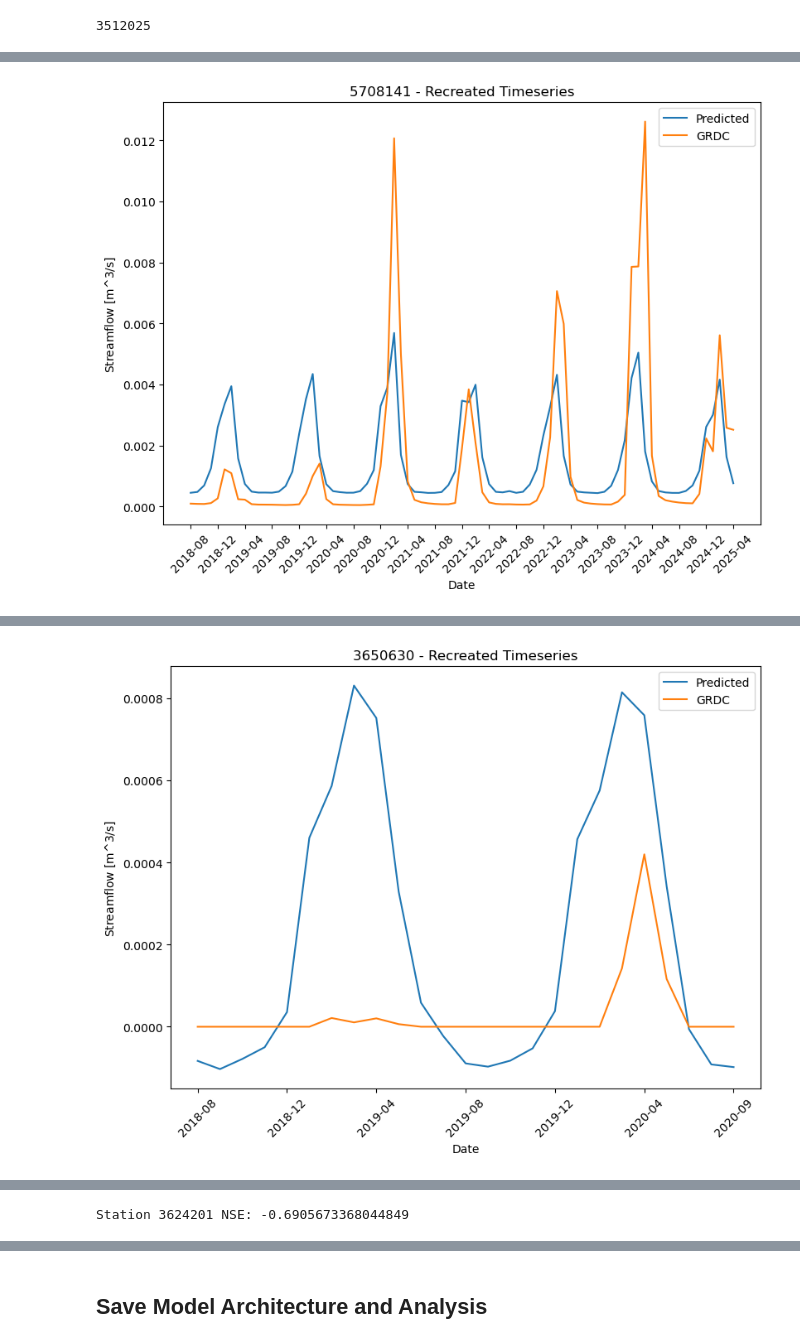
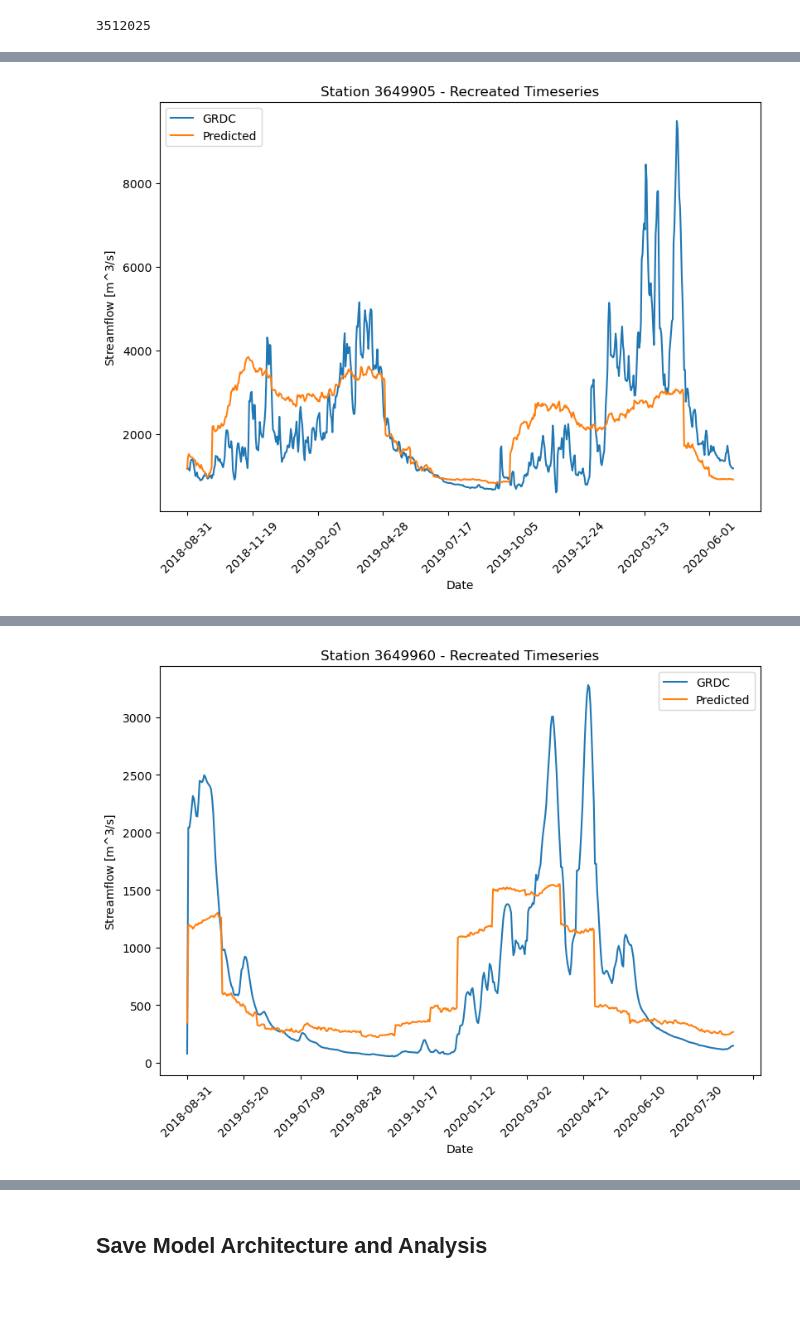
Before and after one commit to anna-valcarcel/CSMUB, a Jupyter notebook: CSMUB_FNN_DAILY_v2_00.ipynb, the cells around one changed output, grey strips where cells are left out. Cells and saved outputs as stored; diff of their text form; code cells hidden in the pictures; blank space fills up the shorter version.

```diff
--- a/CSMUB_FNN_DAILY_v2_00.ipynb
+++ b/CSMUB_FNN_DAILY_v2_00.ipynb
@@ -371,7 +337,7 @@ print(freq_stations.index[0])
 # %% [output]
 3512025
 # %%
-for i in range(0, len(station_no)):
+for i in range(300, 311):
 
     test_station_num = int(station_no[i])
     test_station_info = total_df[total_df['grdc_no'] == test_station_num]
@@ -392,31 +358,39 @@ for i in range(0, len(station_no)):
     test_X_scaled = scaler_X.transform(test_X)
 
     # Predict
-    test_pred = model.predict(test_X_scaled).flatten()
+    test_pred_ts = model.predict(test_X_scaled).flatten()
 
     # Inverse-transform y using the scaler fitted on TRAINING y
-    test_pred_unscaled = scaler_y.inverse_transform(
-        test_pred.reshape(-1, 1)
+    test_pred_ts_unscaled = scaler_y.inverse_transform(
+        test_pred_ts.reshape(-1, 1)
     ).flatten()
 
-    # Compute NSE
-    nse_value = nse(test_pred, targets)
-    print(f"Station {test_station_num} NSE:", nse_value)
+    targets_ts_unscaled = scaler_y.inverse_transform(
+        targets.reshape(-1, 1)
+    ).flatten()
+
+    # # Compute NSE
+    # nse_value = nse(test_pred, targets)
+    # print(f"Station {test_station_num} NSE:", nse_value)
 
     # Plot
     plt.figure(figsize=(8,6))
-    plt.plot(test_station_info['Date'], test_pred, label='Predicted')
-    plt.plot(test_station_info['Date'], targets, label='GRDC')
+    plt.plot(test_station_info['Date'], targets_ts_unscaled, label='GRDC')
+    plt.plot(test_station_info['Date'], test_pred_ts_unscaled, label='Predicted')
 
+    # plt.xticks(rotation=45)
+    # ax = plt.gca()
+    import matplotlib.ticker as ticker
+
+    ax = plt.gca()
+    ax.xaxis.set_major_locator(ticker.MaxNLocator(nbins=12))   # ~8 x-ticks max
     plt.xticks(rotation=45)
-    ax = plt.gca()
-    ax.set_xticks(ax.get_xticks()[::4])
 
     plt.tight_layout()
     plt.legend()
-    plt.title(f'{test_station_num} - Recreated Timeseries')
+    plt.title(f'Station {test_station_num} - Recreated Timeseries')
     plt.xlabel('Date')
     plt.ylabel('Streamflow [m^$3$/s]')
-    # plt.savefig(f'/global/scratch/users/cgerlein/fc_ecohydrology_scratch/CSMUB/RESULTS/TIMESERIES/PREDICTED/{test_station_num}.png')
+    plt.savefig(f'/global/scratch/users/cgerlein/fc_ecohydrology_scratch/CSMUB/RESULTS/TIMESERIES/DAILY_PREDICTED/{test_station_num}.png')
     plt.show()
 # %% [output]
@@ -423,0 +398 @@ for i in range(0, len(station_no)):
+[figure, new version]
@@ -425 +400 @@ Station 5708141 NSE: 0.4054857921435546
-[figure, old version]
+[figure, new version]
@@ -428 +403,0 @@ Station 3650630 NSE: -15.253793547580894
-[figure, old version]
@@ -433 +409,0 @@ Station 1196450 NSE: -3.3667468413877257
-Station 3624201 NSE: -0.6905673368044849
```
Also changed, not shown: parts of 51 cells of this notebook, 34 other files.
